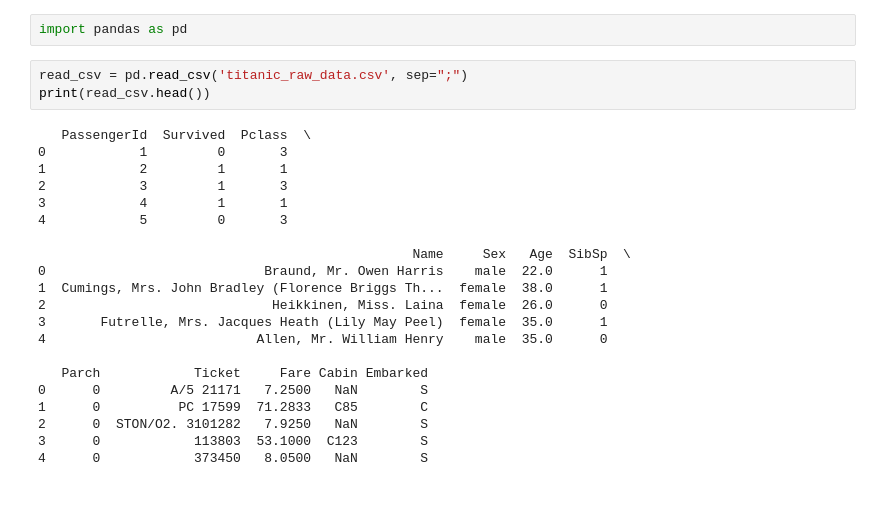
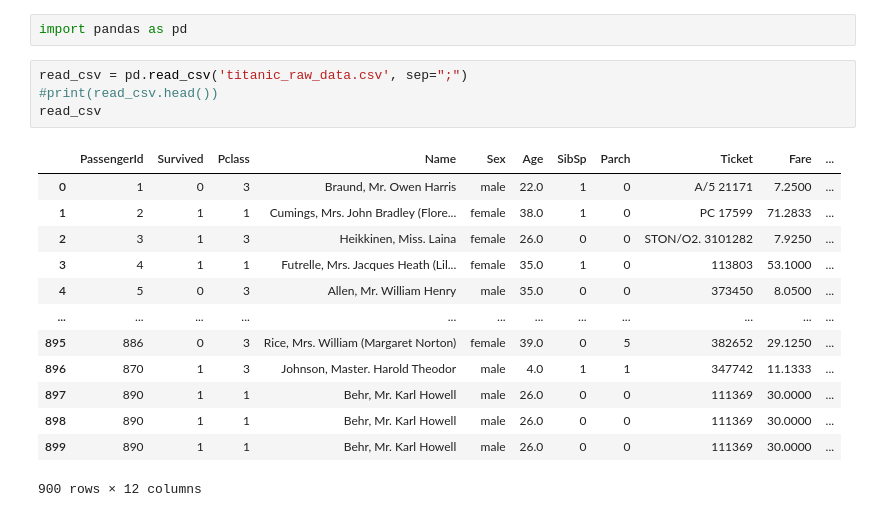
Before and after one commit to harsh1d/iginte-the-future-ember-event-30-1-2026, a Jupyter notebook: pandas.ipynb, the cells around one changed output. Cells and saved outputs as stored; diff of their text form.

```diff
--- a/pandas.ipynb
+++ b/pandas.ipynb
@@ -61,25 +61,19 @@ print(df)
 import pandas as pd
 # %%
 read_csv = pd.read_csv('titanic_raw_data.csv', sep=";")
-print(read_csv.head())
+#print(read_csv.head())
+read_csv
 # %% [output]
+|  | PassengerId | Survived | Pclass | Name | Sex | Age | SibSp | Parch | Ticket | Fare | ... |
+| 0 | 1 | 0 | 3 | Braund, Mr. Owen Harris | male | 22.0 | 1 | 0 | A/5 21171 | 7.2500 | ... |
+| 1 | 2 | 1 | 1 | Cumings, Mrs. John Bradley (Flore... | female | 38.0 | 1 | 0 | PC 17599 | 71.2833 | ... |
+| 2 | 3 | 1 | 3 | Heikkinen, Miss. Laina | female | 26.0 | 0 | 0 | STON/O2. 3101282 | 7.9250 | ... |
+| 3 | 4 | 1 | 1 | Futrelle, Mrs. Jacques Heath (Lil... | female | 35.0 | 1 | 0 | 113803 | 53.1000 | ... |
+| 4 | 5 | 0 | 3 | Allen, Mr. William Henry | male | 35.0 | 0 | 0 | 373450 | 8.0500 | ... |
+| ... | ... | ... | ... | ... | ... | ... | ... | ... | ... | ... | ... |
+| 895 | 886 | 0 | 3 | Rice, Mrs. William (Margaret Norton) | female | 39.0 | 0 | 5 | 382652 | 29.1250 | ... |
+| 896 | 870 | 1 | 3 | Johnson, Master. Harold Theodor | male | 4.0 | 1 | 1 | 347742 | 11.1333 | ... |
+| 897 | 890 | 1 | 1 | Behr, Mr. Karl Howell | male | 26.0 | 0 | 0 | 111369 | 30.0000 | ... |
+| 898 | 890 | 1 | 1 | Behr, Mr. Karl Howell | male | 26.0 | 0 | 0 | 111369 | 30.0000 | ... |
+| 899 | 890 | 1 | 1 | Behr, Mr. Karl Howell | male | 26.0 | 0 | 0 | 111369 | 30.0000 | ... |
-   PassengerId  Survived  Pclass  \
-0            1         0       3
-1            2         1       1
-2            3         1       3
-3            4         1       1
-4            5         0       3
-
-                                                Name     Sex   Age  SibSp  \
-0                            Braund, Mr. Owen Harris    male  22.0      1
-1  Cumings, Mrs. John Bradley (Florence Briggs Th...  female  38.0      1
-2                             Heikkinen, Miss. Laina  female  26.0      0
-3       Futrelle, Mrs. Jacques Heath (Lily May Peel)  female  35.0      1
-4                           Allen, Mr. William Henry    male  35.0      0
-
-   Parch            Ticket     Fare Cabin Embarked
-0      0         A/5 21171   7.2500   NaN        S
-1      0          PC 17599  71.2833   C85        C
-2      0  STON/O2. 3101282   7.9250   NaN        S
-3      0            113803  53.1000  C123        S
-4      0            373450   8.0500   NaN        S
+900 rows × 12 columns
```
Also changed, not shown: parts of 15 cells of this notebook.
